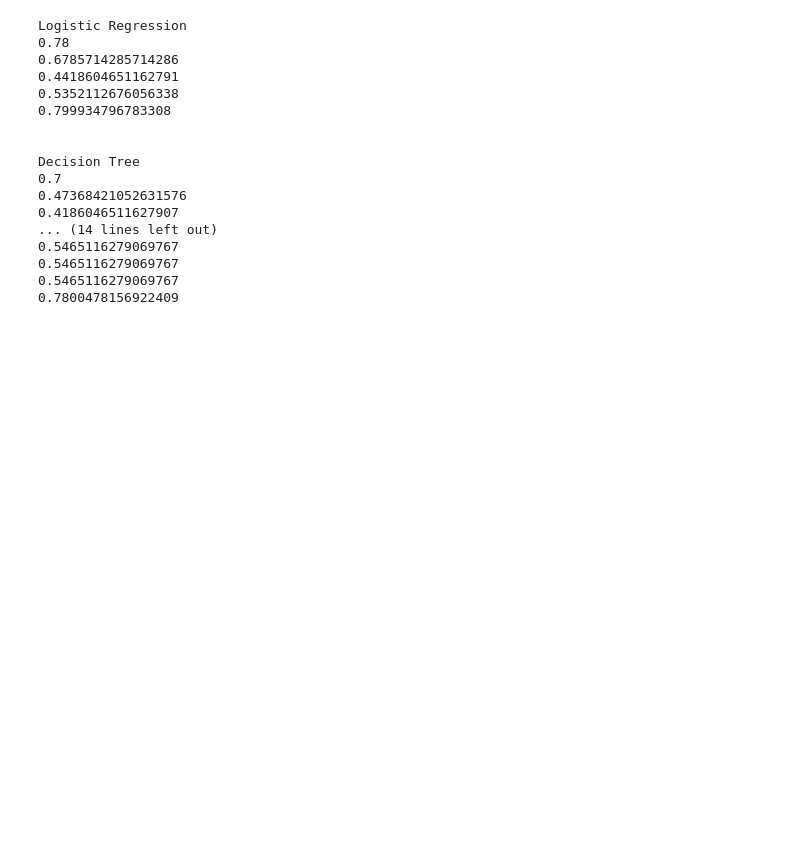
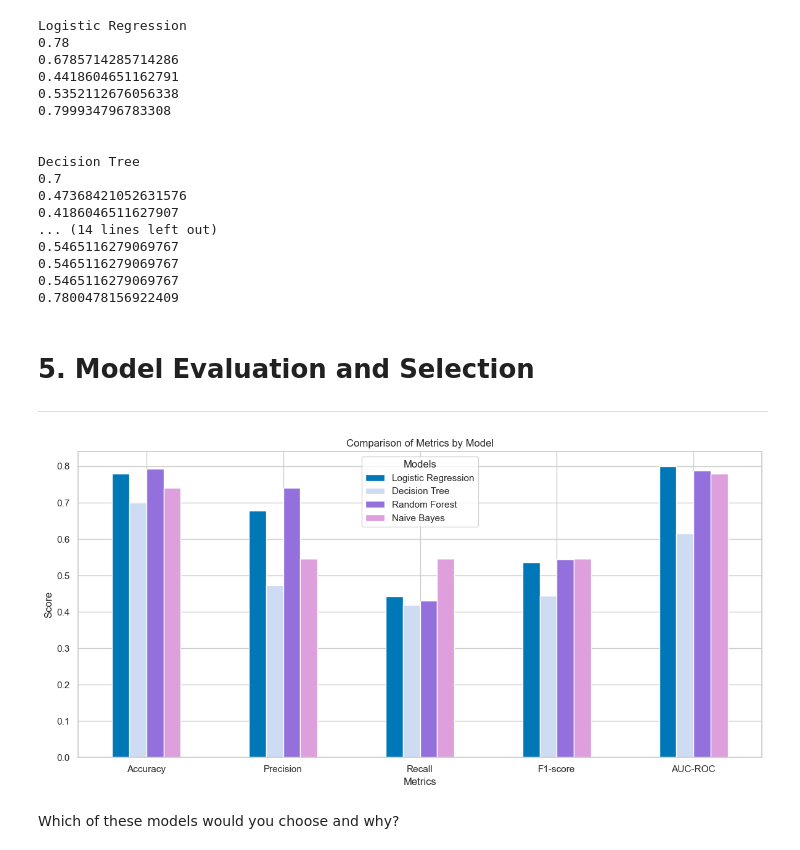
Before and after one commit to Nestor-DS/German_Bank_Credit-Alura-immersion, a Jupyter notebook: German_Bank_Credit_Immersion.ipynb, the cells around one changed output. Saved outputs shown, nothing was run; the diff lists cells and outputs as text; code cells hidden in the pictures; blank space fills up the shorter version.

Commit message:
Model Evaluation and Selection

```diff
--- a/German_Bank_Credit_Immersion.ipynb
+++ b/German_Bank_Credit_Immersion.ipynb
@@ -429,3 +429,38 @@ Decision Tree
 0.5465116279069767
 0.5465116279069767
 0.7800478156922409
+# %% [markdown]
+# **5. Model Evaluation and Selection**
+--------
+# %%
+# Visualize Results
+def visualize_results():
+    global df_bank, results
+    results_df = pd.DataFrame(results)
+    results_df.set_index('Model', inplace=True)
+
+    # Transpose the DataFrame for easier plotting
+    results_df = results_df.T
+    colors = ['#0077b6', '#CDDBF3','#9370DB', '#DDA0DD']
+
+    # Grouped bar plot for each metric
+    results_df.plot(kind='bar', figsize=(12, 6), colormap='viridis', rot=0, color=colors)
+    plt.title('Comparison of Metrics by Model')
+    plt.xlabel('Metrics')
+    plt.ylabel('Score')
+    plt.legend(title='Models')
+    plt.tight_layout()
+    plt.show()
+
+    from IPython.display import HTML, display
+
+    # Text you want to center
+    text = "Which of these models would you choose and why?"
+
+    # Create an HTML cell with centered text
+    display(HTML(f"{text}"))
+# %%
+visualize_results()
+# %% [output]
+[figure, added]
+Which of these models would you choose and why?
```
